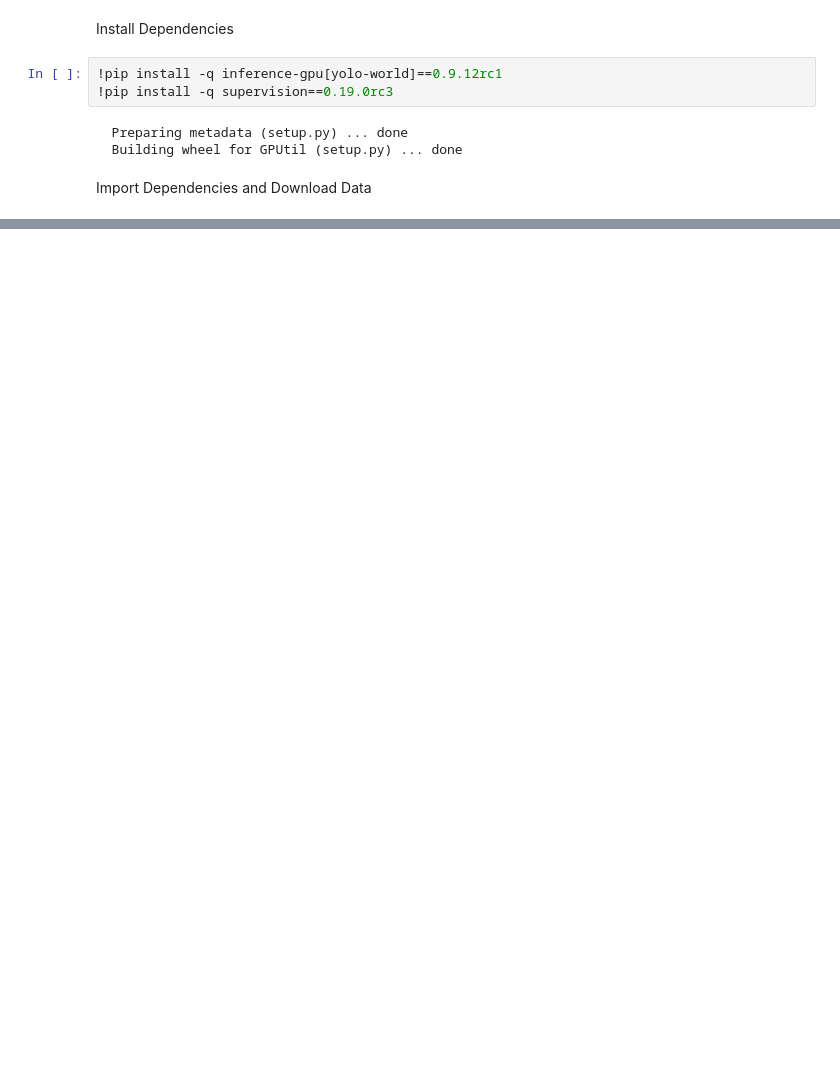
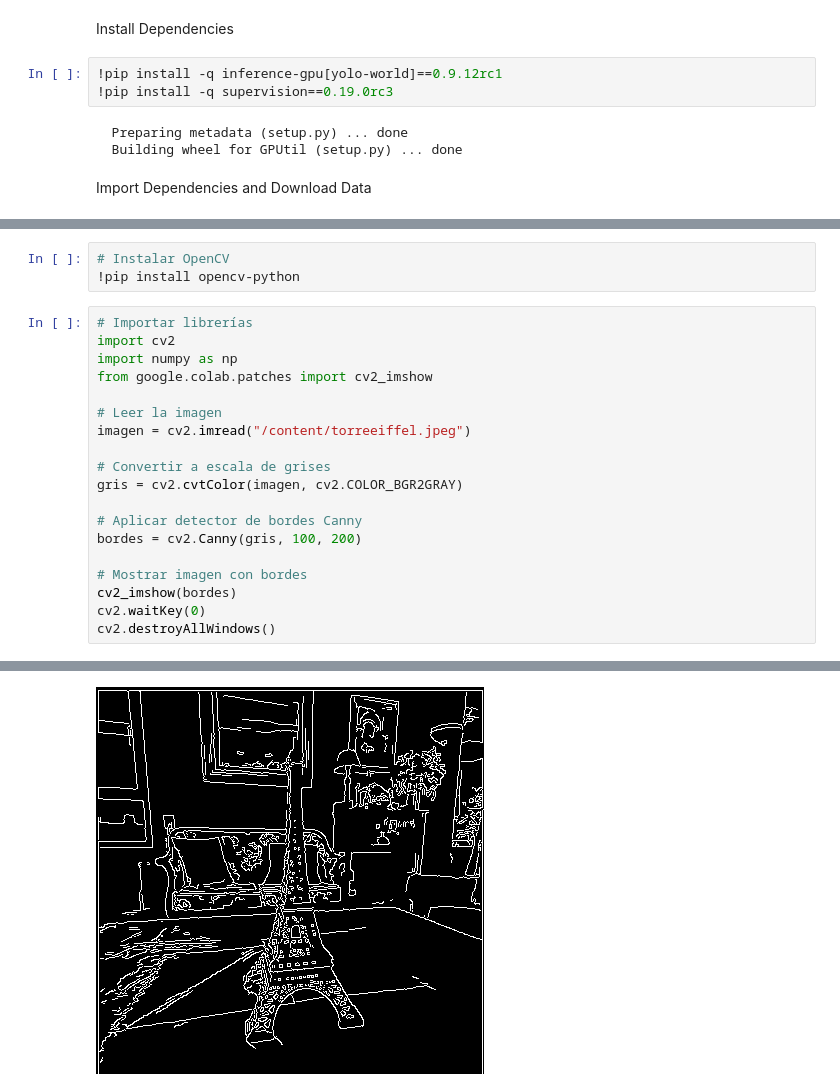
Before and after one commit to 9105507/Trabajo_Drones_2023_2024, a Jupyter notebook: YOLO.ipynb, the cells around one changed output, grey strips where cells are left out. Saved outputs shown, nothing was run; the diff lists cells and outputs as text; blank space fills up the shorter version.

```diff
--- a/YOLO.ipynb
+++ b/YOLO.ipynb
@@ -18,0 +91,23 @@ from inference.models.yolo_world.yolo_world import YOLOWorld
+# %%
+# Instalar OpenCV
+!pip install opencv-python
+# %%
+# Importar librerías
+import cv2
+import numpy as np
+from google.colab.patches import cv2_imshow
+
+# Leer la imagen
+imagen = cv2.imread("/content/torreeiffel.jpeg")
+
+# Convertir a escala de grises
+gris = cv2.cvtColor(imagen, cv2.COLOR_BGR2GRAY)
+
+# Aplicar detector de bordes Canny
+bordes = cv2.Canny(gris, 100, 200)
+
+# Mostrar imagen con bordes
+cv2_imshow(bordes)
+cv2.waitKey(0)
+cv2.destroyAllWindows()
+# %% [output]
@@ -18,0 +116 @@ from inference.models.yolo_world.yolo_world import YOLOWorld
+[figure, added]
```
Also changed, not shown: parts of 10 cells of this notebook.
